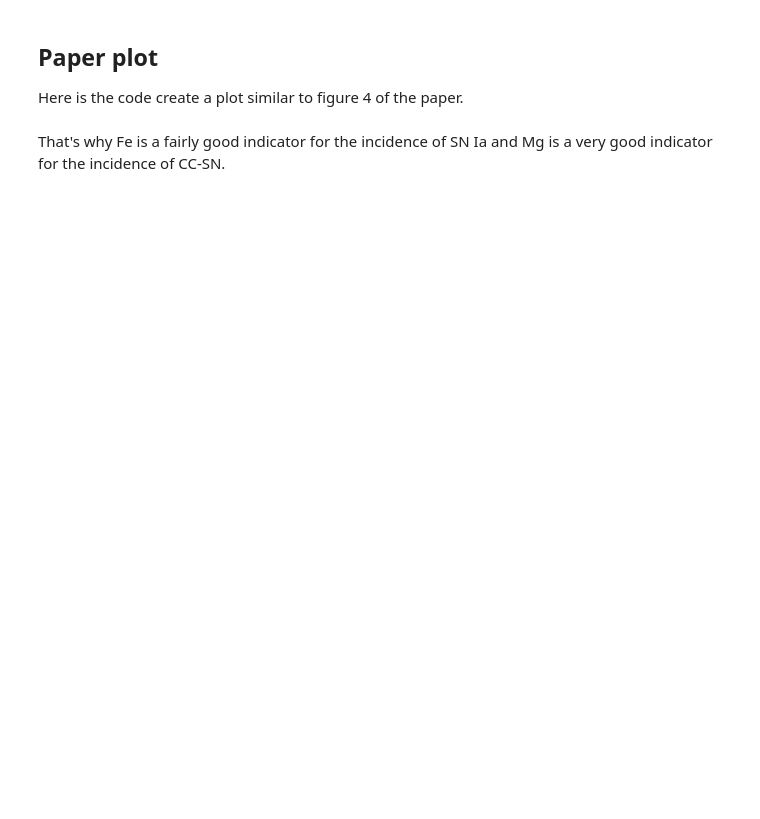
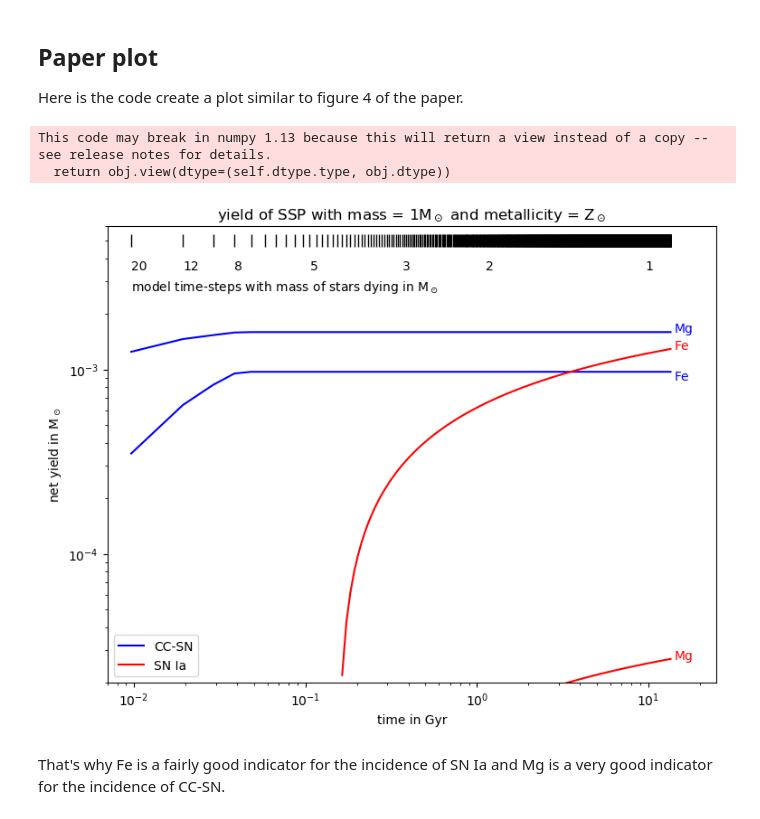
Before and after one commit to jan-rybizki/Chempy, a Jupyter notebook: tutorials/4-Simple_stellar_population.ipynb, the cells around one changed output. Saved outputs shown, nothing was run; the diff lists cells and outputs as text; code cells hidden in the pictures; blank space fills up the shorter version.

```diff
--- a/tutorials/4-Simple_stellar_population.ipynb
+++ b/tutorials/4-Simple_stellar_population.ipynb
@@ -349,7 +417,7 @@ a = ModelParameters()
 a.high_mass_slope = -2.29
 a.N_0 = np.power(10,-2.75)
 a.sn1a_time_delay = np.power(10,-0.8)
-a.imf_parameter = (22.8978, 716.4, 0.25, a.high_mass_slope)
+a.imf_parameter = (0.69, 0.079, a.high_mass_slope)
 a.sn1a_parameter = [a.N_0, a.sn1a_time_delay, 1.12, 0.0]
 a.mmax = 100
 time_steps = np.linspace(0.,13.5,1401)
@@ -358,58 +426,42 @@ time_steps = np.linspace(0.,13.5,1401)
 
 basic_ssp = SSP_wrap(a)
 basic_ssp.calculate_feedback(float(basic_solar.z),list(a.elements_to_trace),list(solar_fractions),np.copy(time_steps))
-
-# To prettify the plot
-
-plt.clf()
-m=plt.cm.jet
-text_size = 20
-cor_text = 22
-plt.rc('font', family='serif',size = text_size)
-plt.rc('xtick', labelsize=text_size)
-plt.rc('ytick', labelsize=text_size)
-plt.rc('axes', labelsize=text_size, lw=2.0)
-plt.rc('lines', linewidth = 2)
-plt.rcParams['ytick.major.pad']='8'
-plt.rcParams['text.latex.preamble']=[r"\usepackage{libertine}"]
-params = {'text.usetex' : True,
-          'font.size' : 16,
-          'font.family' : 'libertine',
-          'text.latex.unicode': True,
-          }
-plt.rcParams.update(params)
 
 alpha = 0.5
 factor = 1.05
 
 ## Actual plotting
 
 fig = plt.figure(figsize=(8.69,6.69), dpi=100)
 ax = fig.add_subplot(111)
 ax.plot(time_steps,np.cumsum(basic_ssp.sn2_table["Fe"]),'b', label = 'CC-SN')
 ax.annotate(xy = (time_steps[-1]*factor,np.sum(basic_ssp.sn2_table["Fe"])*0.9) ,s = 'Fe',color = 'b')
 ax.plot(time_steps,np.cumsum(basic_ssp.sn1a_table["Fe"]), 'r', label = 'SN Ia')
 ax.annotate(xy = (time_steps[-1]*factor,np.sum(basic_ssp.sn1a_table["Fe"])) ,s = 'Fe',color = 'r')
 
 ax.plot(time_steps,np.cumsum(basic_ssp.sn2_table["Mg"]),'b')
 ax.annotate(xy = (time_steps[-1]*factor,np.sum(basic_ssp.sn2_table["Mg"])) ,s = 'Mg',color = 'b')
 ax.plot(time_steps,np.cumsum(basic_ssp.sn1a_table["Mg"]),'r')
 ax.annotate(xy = (time_steps[-1]*factor,np.sum(basic_ssp.sn1a_table["Mg"])) ,s = 'Mg',color = 'r')
 
 ax.plot(time_steps,np.ones_like(time_steps)*5e-3,marker = '|', markersize = 10, linestyle = '', color = 'k', alpha = 2*alpha)#, label = 'time-steps')
 ax.annotate(xy = (time_steps[1],2.7e-3),s = r'model time-steps with mass of stars dying in M$_\odot$', color = 'k', alpha = 2*alpha)
 for numb in [1,2,4,11,38,117,1000]:
     if numb < len(time_steps):
         plt.annotate(xy = (time_steps[numb],3.5e-3),s = '%.f' %(basic_ssp.inverse_imf[numb]), color = 'k', alpha = 2*alpha)
 ax.legend()
 ax.set_ylim(2e-5,6e-3)
 ax.set_xlim(7e-3,25)
 ax.set_title(r'yield of SSP with mass = 1M$_\odot$ and metallicity = Z$_\odot$')
 ax.set_ylabel(r"net yield in M$_\odot$")
 ax.set_xlabel("time in Gyr")
 
 ax.set_yscale('log')
 ax.set_xscale('log')
 plt.show()
+# %% [output]
+This code may break in numpy 1.13 because this will return a view instead of a copy -- see release notes for details.
+  return obj.view(dtype=(self.dtype.type, obj.dtype))
+[figure, added]
 # %% [markdown]
 That's why Fe is a fairly good indicator for the incidence of SN Ia and Mg is a very good indicator for the incidence of CC-SN.
```
Also changed, not shown: parts of 13 cells of this notebook, 8 other files.
